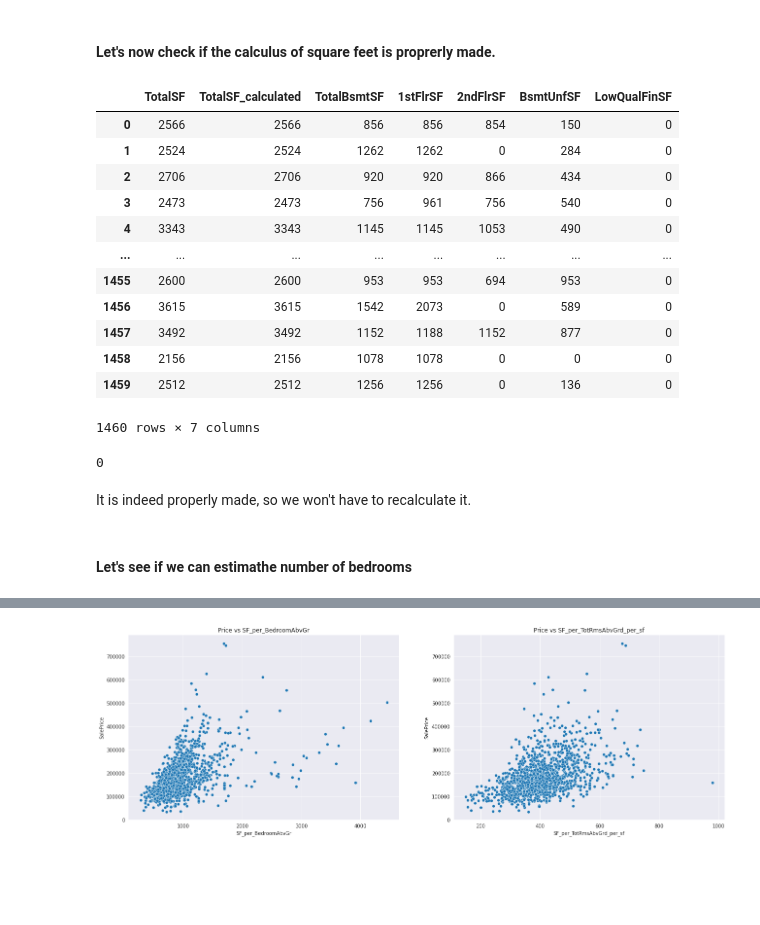
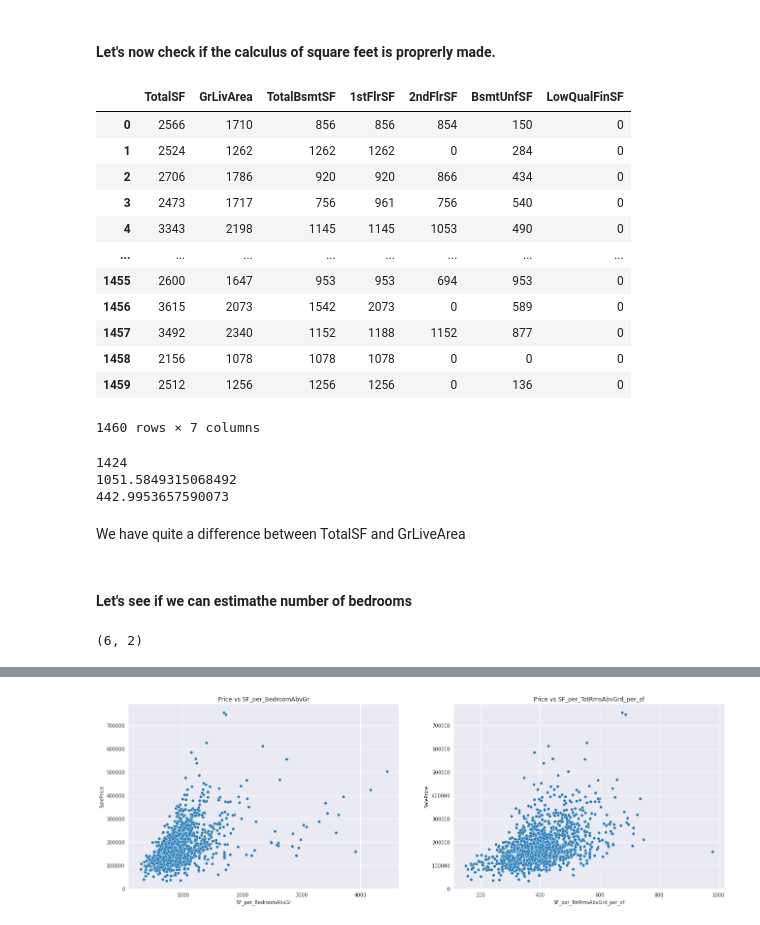
Before and after one commit to max-lutz/Kaggle_competitions, a Jupyter notebook: house-price-regression-full-eda-ml-workflow.ipynb, the cells around one changed output, grey strips where cells are left out. Cells and saved outputs as stored; diff of their text form; code cells hidden in the pictures; blank space fills up the shorter version.

```diff
--- a/house-price-regression-full-eda-ml-workflow.ipynb
+++ b/house-price-regression-full-eda-ml-workflow.ipynb
@@ -458,27 +460,34 @@ good condition (>=5) and  average condition (<5) we could get a better feature.
 #### Let's now check if the calculus of square feet is proprerly made.
 # %%
 #TotalSF = TotalBsmtSF + 1stFlrSF + 2ndFlrSF + BsmtUnfSF + LowQualFinSF
-dataset_train['TotalSF_calculated'] = dataset_train[['TotalBsmtSF', '1stFlrSF', '2ndFlrSF']].sum(axis=1)
-dataset_train[['TotalSF', 'TotalSF_calculated', 'TotalBsmtSF','1stFlrSF','2ndFlrSF', 'BsmtUnfSF','LowQualFinSF']]
+dataset_train[['TotalSF', 'GrLivArea', 'TotalBsmtSF','1stFlrSF','2ndFlrSF', 'BsmtUnfSF','LowQualFinSF']]
 # %% [output]
-|  | TotalSF | TotalSF_calculated | TotalBsmtSF | 1stFlrSF | 2ndFlrSF | BsmtUnfSF | LowQualFinSF |
-| 0 | 2566 | 2566 | 856 | 856 | 854 | 150 | 0 |
-| 1 | 2524 | 2524 | 1262 | 1262 | 0 | 284 | 0 |
-| 2 | 2706 | 2706 | 920 | 920 | 866 | 434 | 0 |
-| 3 | 2473 | 2473 | 756 | 961 | 756 | 540 | 0 |
-| 4 | 3343 | 3343 | 1145 | 1145 | 1053 | 490 | 0 |
+|  | TotalSF | GrLivArea | TotalBsmtSF | 1stFlrSF | 2ndFlrSF | BsmtUnfSF | LowQualFinSF |
+| 0 | 2566 | 1710 | 856 | 856 | 854 | 150 | 0 |
+| 1 | 2524 | 1262 | 1262 | 1262 | 0 | 284 | 0 |
+| 2 | 2706 | 1786 | 920 | 920 | 866 | 434 | 0 |
+| 3 | 2473 | 1717 | 756 | 961 | 756 | 540 | 0 |
+| 4 | 3343 | 2198 | 1145 | 1145 | 1053 | 490 | 0 |
 | ... | ... | ... | ... | ... | ... | ... | ... |
-| 1455 | 2600 | 2600 | 953 | 953 | 694 | 953 | 0 |
-| 1456 | 3615 | 3615 | 1542 | 2073 | 0 | 589 | 0 |
-| 1457 | 3492 | 3492 | 1152 | 1188 | 1152 | 877 | 0 |
-| 1458 | 2156 | 2156 | 1078 | 1078 | 0 | 0 | 0 |
-| 1459 | 2512 | 2512 | 1256 | 1256 | 0 | 136 | 0 |
+| 1455 | 2600 | 1647 | 953 | 953 | 694 | 953 | 0 |
+| 1456 | 3615 | 2073 | 1542 | 2073 | 0 | 589 | 0 |
+| 1457 | 3492 | 2340 | 1152 | 1188 | 1152 | 877 | 0 |
+| 1458 | 2156 | 1078 | 1078 | 1078 | 0 | 0 | 0 |
+| 1459 | 2512 | 1256 | 1256 | 1256 | 0 | 136 | 0 |
 1460 rows × 7 columns
 # %%
-len(dataset_train.loc[abs(dataset_train['TotalSF'] - dataset_train['TotalSF_calculated']) > 1])
+print(len(dataset_train.loc[abs(dataset_train['TotalSF'] - dataset_train['GrLivArea']) > 1]))
+print((dataset_train['TotalSF'] - dataset_train['GrLivArea']).mean())
+print((dataset_train['TotalSF'] - dataset_train['GrLivArea']).std())
 # %% [output]
-0
+1424
+1051.5849315068492
+442.9953657590073
-# %% [markdown]
-It is indeed properly made, so we won't have to recalculate it.
+# %% [markdown]
+We have quite a difference between TotalSF and GrLiveArea
 # %% [markdown]
 #### Let's see if we can estimathe number of bedrooms
+# %%
+len(dataset_train.loc[dataset_train['BedroomAbvGr']==0]), len(dataset_test.loc[dataset_test['BedroomAbvGr']==0])
+# %% [output]
+(6, 2)
```
Also changed, not shown: parts of 15 cells of this notebook.
